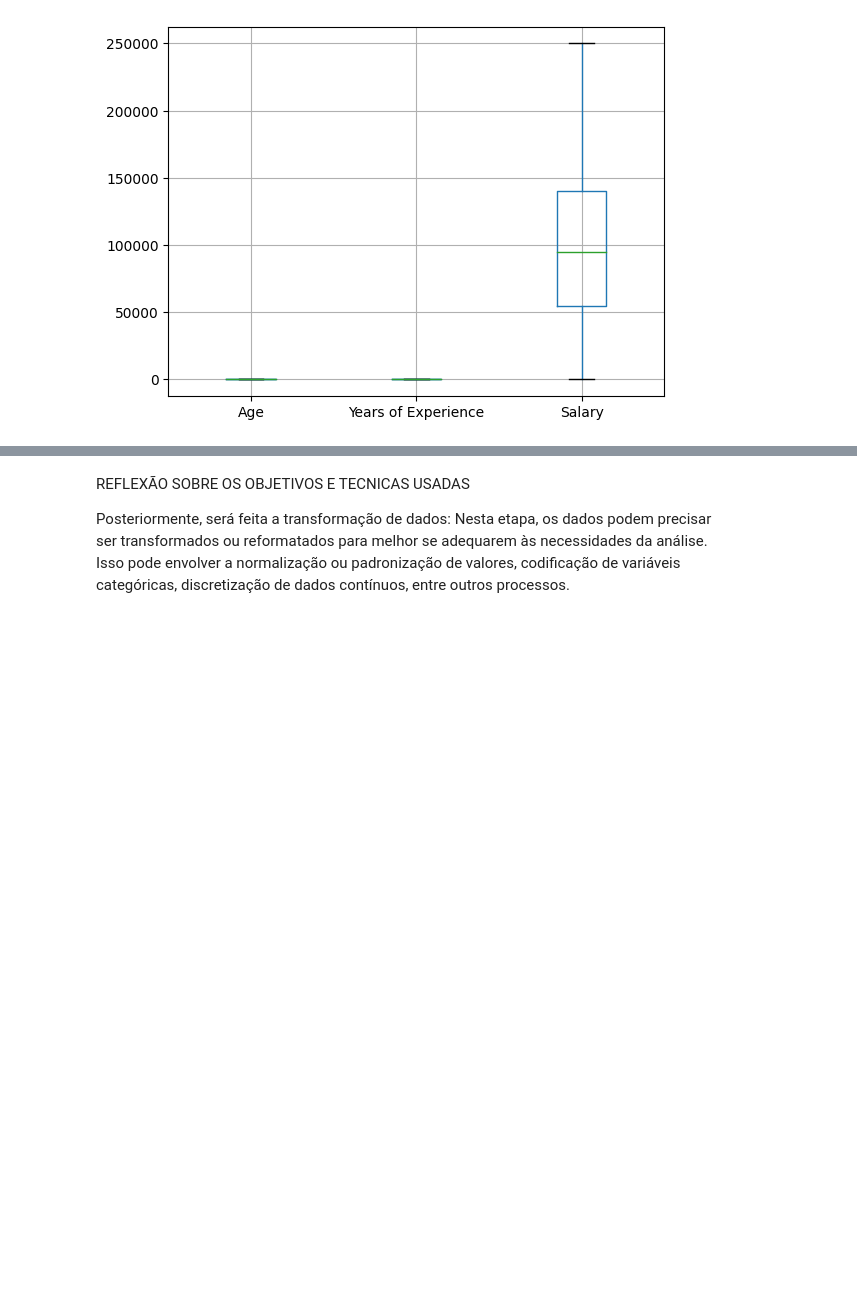
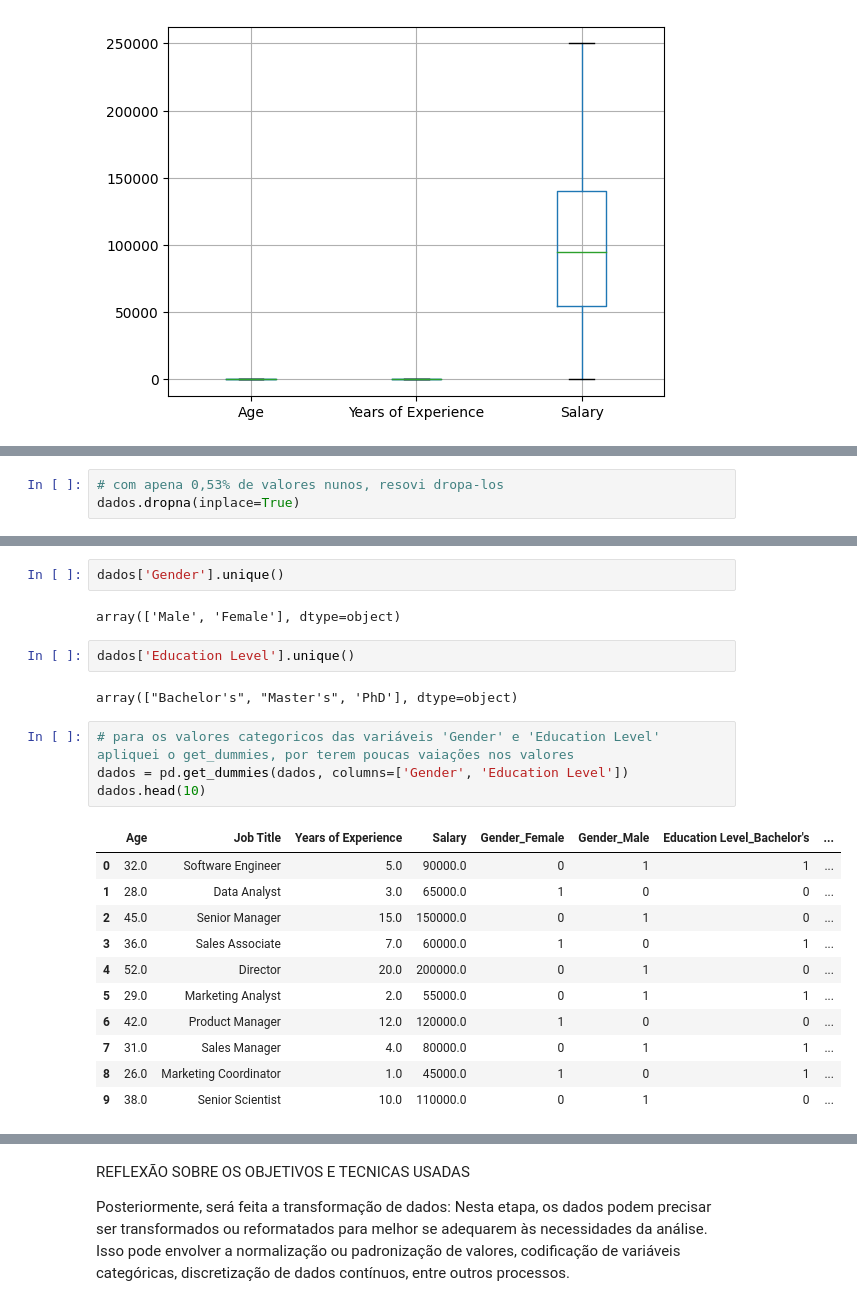
Before and after one commit to PauloQuirinoCD/Projeto_Salary, a Jupyter notebook: Projeto_Aplicação_de_Métodos_de_machine_learning(salary)_Template.ipynb, the cells around one changed output, grey strips where cells are left out. Cells and saved outputs as stored; diff of their text form; blank space fills up the shorter version.

```diff
--- a/Projeto_Aplicação_de_Métodos_de_machine_learning(salary)_Template.ipynb
+++ b/Projeto_Aplicação_de_Métodos_de_machine_learning(salary)_Template.ipynb
@@ -165,0 +202,3 @@ O conjunto de dados depois da limpaza será submetido a pelos menos três máqui
+# %%
+# com apena 0,53% de valores nunos, resovi dropa-los
+dados.dropna(inplace=True)
@@ -165,0 +253,24 @@ O conjunto de dados depois da limpaza será submetido a pelos menos três máqui
+# %%
+dados['Gender'].unique()
+# %% [output]
+array(['Male', 'Female'], dtype=object)
+# %%
+dados['Education Level'].unique()
+# %% [output]
+array(["Bachelor's", "Master's", 'PhD'], dtype=object)
+# %%
+# para os valores categoricos das variáveis 'Gender' e 'Education Level' apliquei o get_dummies, por terem poucas vaiações nos valores
+dados = pd.get_dummies(dados, columns=['Gender', 'Education Level'])
+dados.head(10)
+# %% [output]
+|  | Age | Job Title | Years of Experience | Salary | Gender_Female | Gender_Male | Education Level_Bachelor's | ... |
+| 0 | 32.0 | Software Engineer | 5.0 | 90000.0 | 0 | 1 | 1 | ... |
+| 1 | 28.0 | Data Analyst | 3.0 | 65000.0 | 1 | 0 | 0 | ... |
+| 2 | 45.0 | Senior Manager | 15.0 | 150000.0 | 0 | 1 | 0 | ... |
+| 3 | 36.0 | Sales Associate | 7.0 | 60000.0 | 1 | 0 | 1 | ... |
+| 4 | 52.0 | Director | 20.0 | 200000.0 | 0 | 1 | 0 | ... |
+| 5 | 29.0 | Marketing Analyst | 2.0 | 55000.0 | 0 | 1 | 1 | ... |
+| 6 | 42.0 | Product Manager | 12.0 | 120000.0 | 1 | 0 | 0 | ... |
+| 7 | 31.0 | Sales Manager | 4.0 | 80000.0 | 0 | 1 | 1 | ... |
+| 8 | 26.0 | Marketing Coordinator | 1.0 | 45000.0 | 1 | 0 | 1 | ... |
+| 9 | 38.0 | Senior Scientist | 10.0 | 110000.0 | 0 | 1 | 0 | ... |
```
Also changed, not shown: parts of 54 cells of this notebook.
